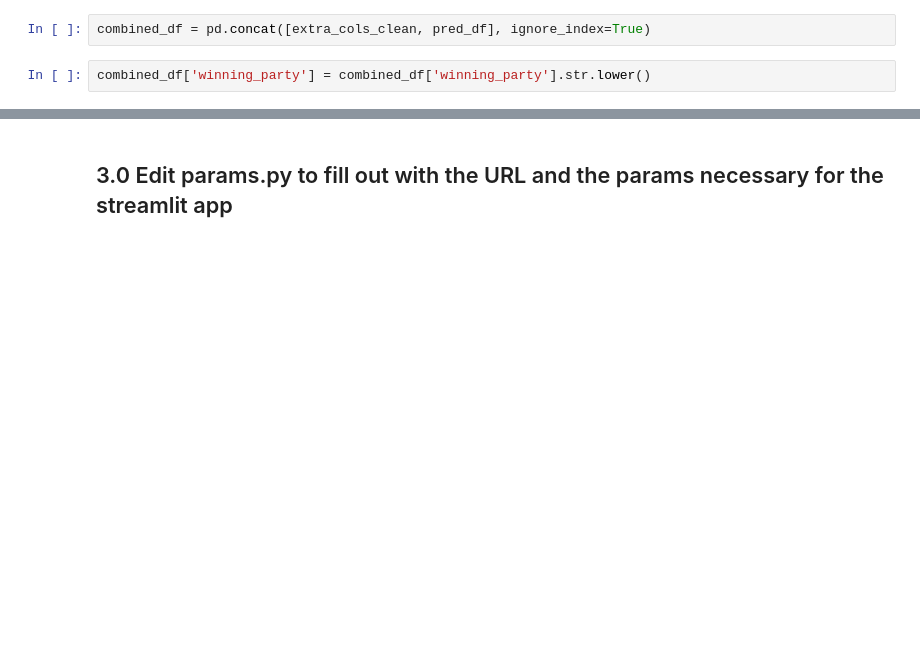
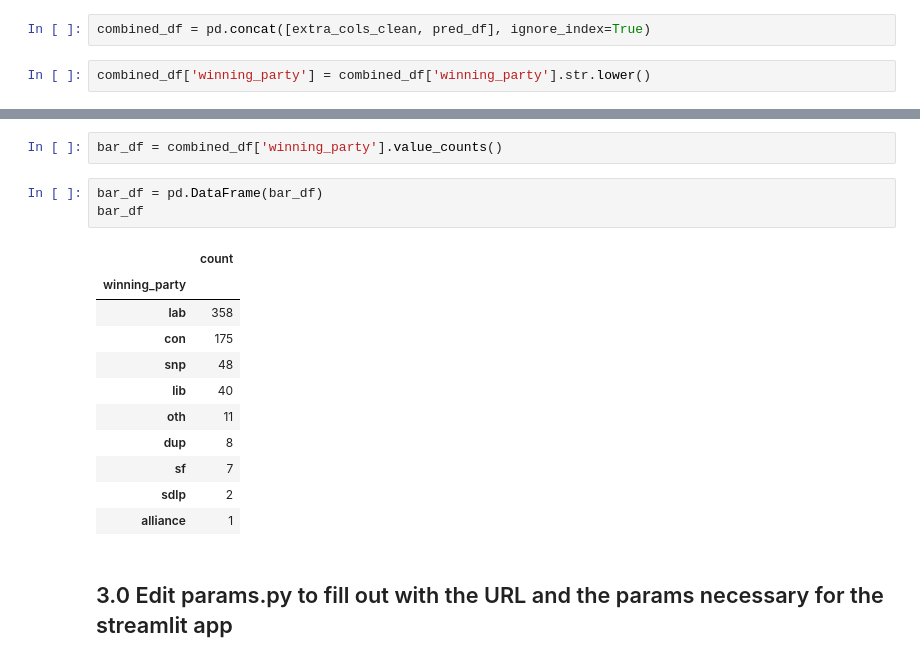
Before and after one commit to willgreen93/UK_election, a Jupyter notebook: interface/how_to.ipynb, the cells around one changed output, grey strips where cells are left out. Drawn from its saved outputs; the diff is of its cells as text; blank space fills up the shorter version.

```diff
--- a/interface/how_to.ipynb
+++ b/interface/how_to.ipynb
@@ -78,3 +89,20 @@ array(['snp', 'con', 'dup', 'sf', 'sdlp', 'lib', 'lab', 'alliance', 'oth'],
+# %%
+bar_df = combined_df['winning_party'].value_counts()
+# %%
+bar_df = pd.DataFrame(bar_df)
+bar_df
+# %% [output]
+|  | count |
+| winning_party |  |
+| lab | 358 |
+| con | 175 |
+| snp | 48 |
+| lib | 40 |
+| oth | 11 |
+| dup | 8 |
+| sf | 7 |
+| sdlp | 2 |
+| alliance | 1 |
 # %% [markdown]
 ## 3.0 Edit params.py to fill out with the URL and the params necessary for the streamlit app
 # %%
```
Also changed, not shown: parts of 1 cell of this notebook, 3 other files.
